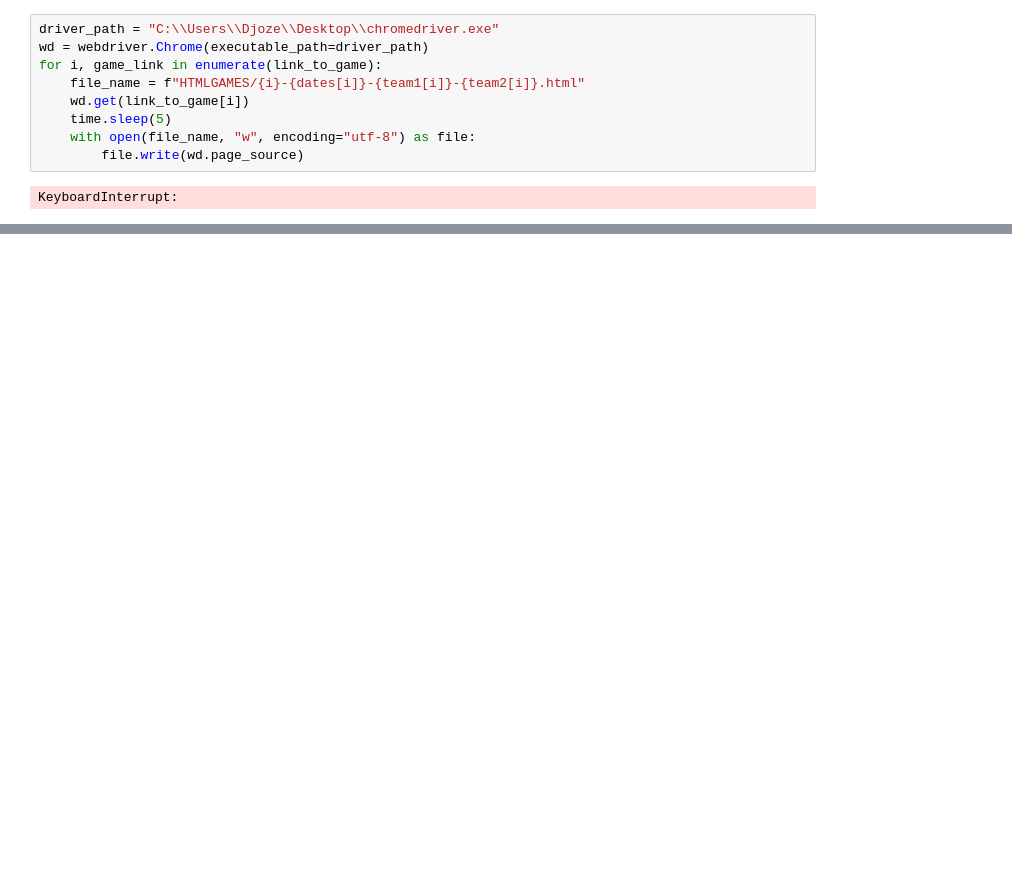
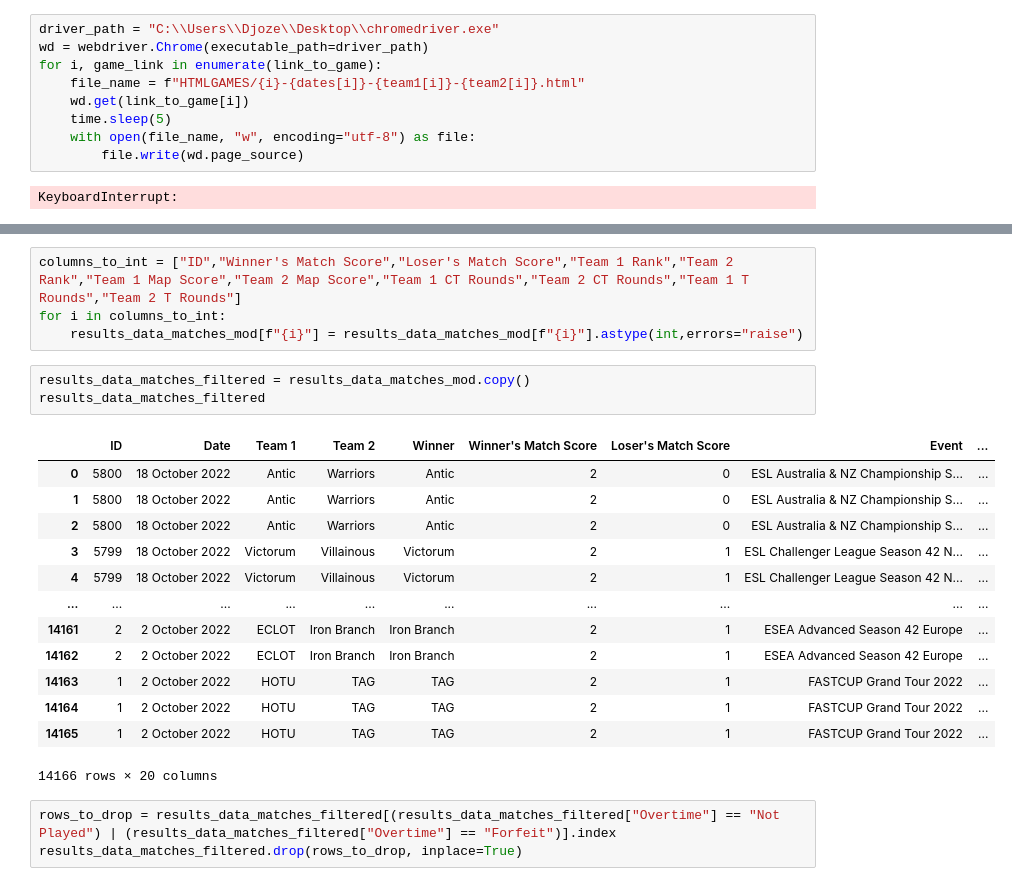
Before and after one commit to Djozeka/CS-GO-Statistics, a Jupyter notebook: Script2 - Get Data.ipynb, the cells around one changed output, grey strips where cells are left out. Drawn from its saved outputs; the diff is of its cells as text; blank space fills up the shorter version.

```diff
--- a/Script2 - Get Data.ipynb
+++ b/Script2 - Get Data.ipynb
@@ -232,0 +338,24 @@ ValueError: All arrays must be of the same length
+# %%
+columns_to_int = ["ID","Winner's Match Score","Loser's Match Score","Team 1 Rank","Team 2 Rank","Team 1 Map Score","Team 2 Map Score","Team 1 CT Rounds","Team 2 CT Rounds","Team 1 T Rounds","Team 2 T Rounds"]
+for i in columns_to_int:
+    results_data_matches_mod[f"{i}"] = results_data_matches_mod[f"{i}"].astype(int,errors="raise")
+# %%
+results_data_matches_filtered = results_data_matches_mod.copy()
+results_data_matches_filtered
+# %% [output]
+|  | ID | Date | Team 1 | Team 2 | Winner | Winner's Match Score | Loser's Match Score | Event | ... |
+| 0 | 5800 | 18 October 2022 | Antic | Warriors | Antic | 2 | 0 | ESL Australia & NZ Championship S... | ... |
+| 1 | 5800 | 18 October 2022 | Antic | Warriors | Antic | 2 | 0 | ESL Australia & NZ Championship S... | ... |
+| 2 | 5800 | 18 October 2022 | Antic | Warriors | Antic | 2 | 0 | ESL Australia & NZ Championship S... | ... |
+| 3 | 5799 | 18 October 2022 | Victorum | Villainous | Victorum | 2 | 1 | ESL Challenger League Season 42 N... | ... |
+| 4 | 5799 | 18 October 2022 | Victorum | Villainous | Victorum | 2 | 1 | ESL Challenger League Season 42 N... | ... |
+| ... | ... | ... | ... | ... | ... | ... | ... | ... | ... |
+| 14161 | 2 | 2 October 2022 | ECLOT | Iron Branch | Iron Branch | 2 | 1 | ESEA Advanced Season 42 Europe | ... |
+| 14162 | 2 | 2 October 2022 | ECLOT | Iron Branch | Iron Branch | 2 | 1 | ESEA Advanced Season 42 Europe | ... |
+| 14163 | 1 | 2 October 2022 | HOTU | TAG | TAG | 2 | 1 | FASTCUP Grand Tour 2022 | ... |
+| 14164 | 1 | 2 October 2022 | HOTU | TAG | TAG | 2 | 1 | FASTCUP Grand Tour 2022 | ... |
+| 14165 | 1 | 2 October 2022 | HOTU | TAG | TAG | 2 | 1 | FASTCUP Grand Tour 2022 | ... |
+14166 rows × 20 columns
+# %%
+rows_to_drop = results_data_matches_filtered[(results_data_matches_filtered["Overtime"] == "Not Played") | (results_data_matches_filtered["Overtime"] == "Forfeit")].index
+results_data_matches_filtered.drop(rows_to_drop, inplace=True)
```
Also changed, not shown: parts of 14 cells of this notebook, 1 other file.
